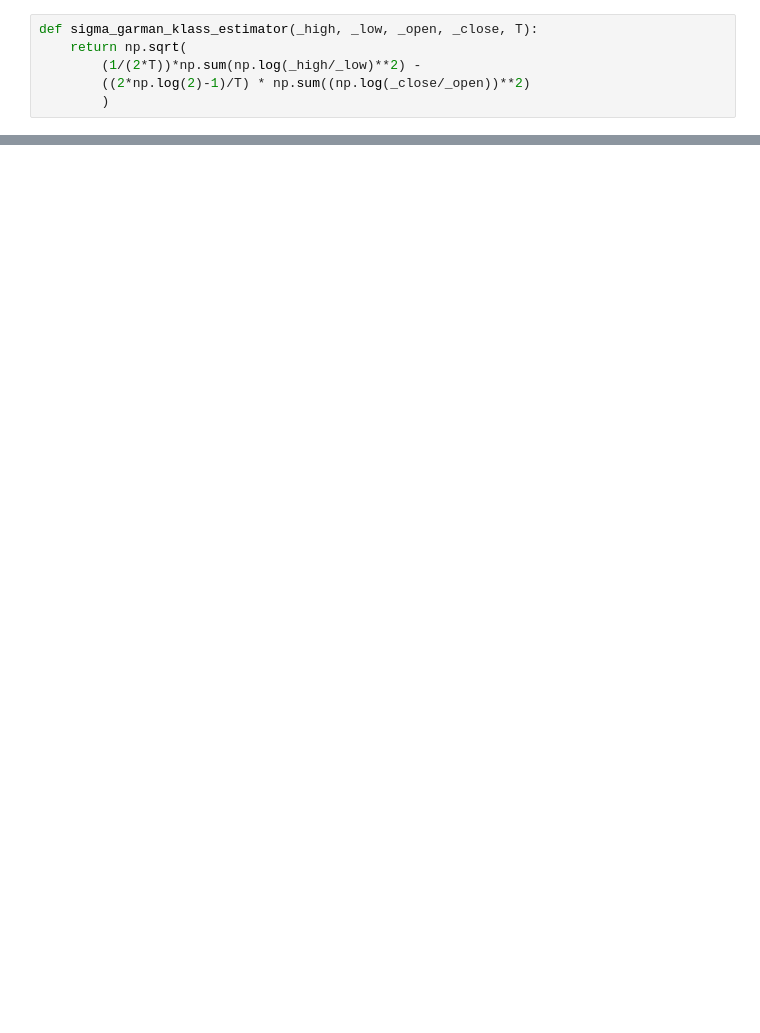
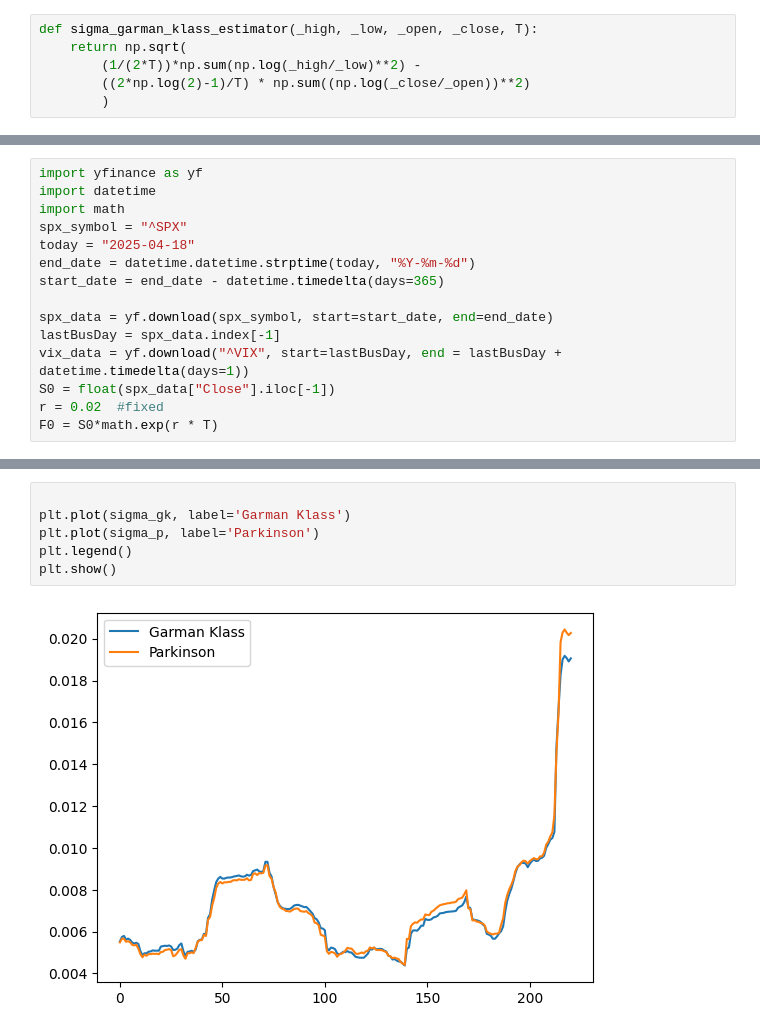
Before and after one commit to GiorgioCampo/CF_Assignment1, a Jupyter notebook: compfin_1.ipynb, the cells around one changed output, grey strips where cells are left out. Drawn from its saved outputs; the diff is of its cells as text; blank space fills up the shorter version.

```diff
--- a/compfin_1.ipynb
+++ b/compfin_1.ipynb
@@ -79,0 +111,15 @@ plt.show()
+# %%
+import yfinance as yf
+import datetime
+import math
+spx_symbol = "^SPX"
+today = "2025-04-18"
+end_date = datetime.datetime.strptime(today, "%Y-%m-%d")
+start_date = end_date - datetime.timedelta(days=365)
+
+spx_data = yf.download(spx_symbol, start=start_date, end=end_date)
+lastBusDay = spx_data.index[-1]
+vix_data = yf.download("^VIX", start=lastBusDay, end = lastBusDay + datetime.timedelta(days=1))
+S0 = float(spx_data["Close"].iloc[-1])
+r = 0.02  #fixed
+F0 = S0*math.exp(r * T)
@@ -102,0 +269,8 @@ plt.show()
+# %%
+
+plt.plot(sigma_gk, label='Garman Klass')
+plt.plot(sigma_p, label='Parkinson')
+plt.legend()
+plt.show()
+# %% [output]
+[figure, added]
```
Also changed, not shown: parts of 37 cells of this notebook.
